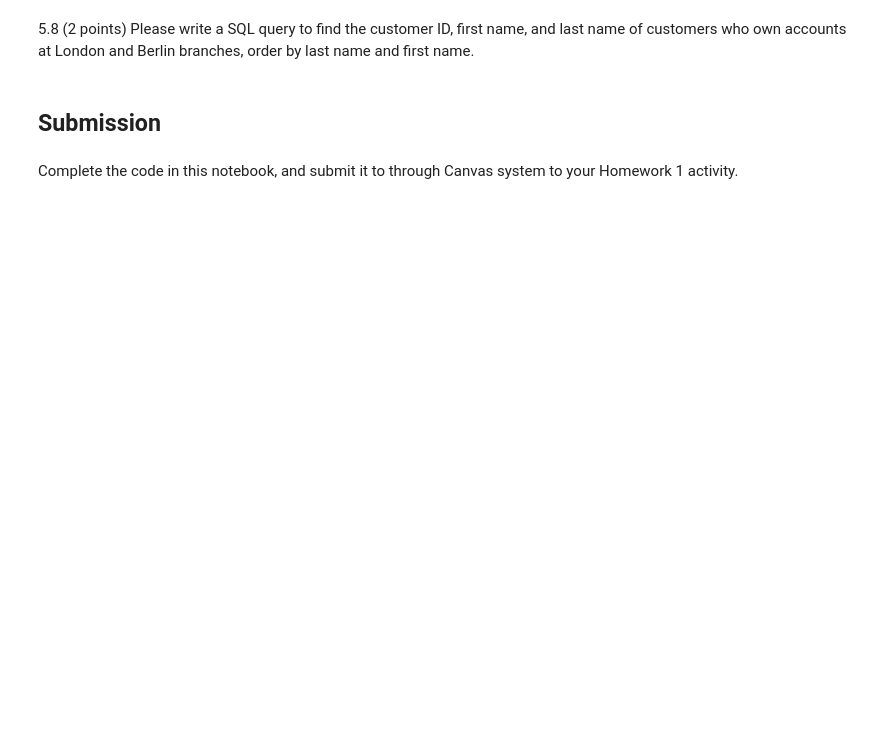
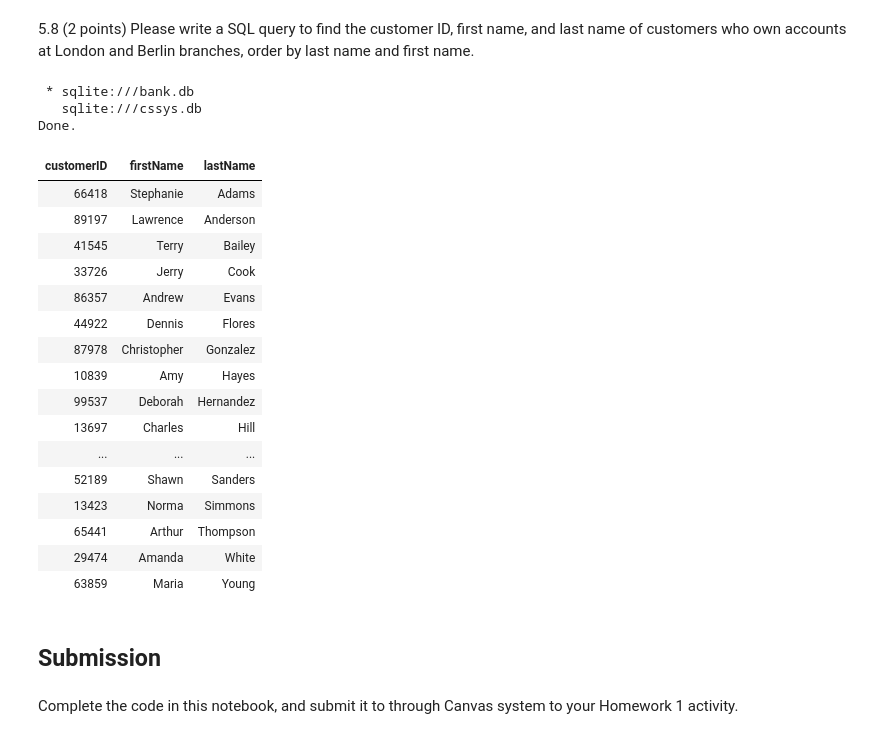
Before and after one commit to faa35/CMPT_354, a Jupyter notebook: HW/HW_1/hw1.ipynb, the cells around one changed output. Saved outputs shown, nothing was run; the diff lists cells and outputs as text; code cells hidden in the pictures; blank space fills up the shorter version.

```diff
--- a/HW/HW_1/hw1.ipynb
+++ b/HW/HW_1/hw1.ipynb
@@ -245,3 +669,35 @@ Write SQL queries to return the data specified in the following questions.
+# %%
+%%sql
+SELECT DISTINCT Customer.customerID, Customer.firstName, Customer.lastName
+FROM Customer
+JOIN Owns ON Customer.customerID = Owns.customerID
+JOIN Account ON Owns.accNumber = Account.accNumber
+JOIN Branch ON Account.branchNumber = Branch.branchNumber
+WHERE Branch.branchName IN ('London', 'Berlin')
+GROUP BY Customer.customerID, Customer.firstName, Customer.lastName
+HAVING COUNT(DISTINCT Branch.branchName) = 2
+ORDER BY Customer.lastName, Customer.firstName;
+# %% [output]
+ * sqlite:///bank.db
+   sqlite:///cssys.db
+Done.
+| customerID | firstName | lastName |
+| 66418 | Stephanie | Adams |
+| 89197 | Lawrence | Anderson |
+| 41545 | Terry | Bailey |
+| 33726 | Jerry | Cook |
+| 86357 | Andrew | Evans |
+| 44922 | Dennis | Flores |
+| 87978 | Christopher | Gonzalez |
+| 10839 | Amy | Hayes |
+| 99537 | Deborah | Hernandez |
+| 13697 | Charles | Hill |
+| ... | ... | ... |
+| 52189 | Shawn | Sanders |
+| 13423 | Norma | Simmons |
+| 65441 | Arthur | Thompson |
+| 29474 | Amanda | White |
+| 63859 | Maria | Young |
 # %% [markdown]
 ## Submission
 # %% [markdown]
```
Also changed, not shown: parts of 56 cells of this notebook, 12 other files.
